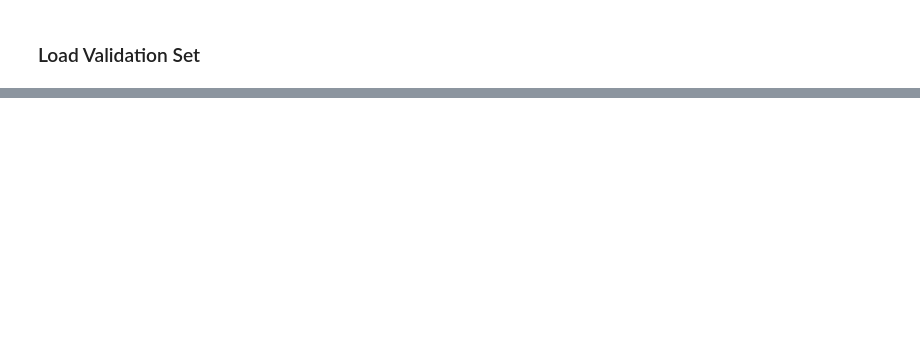
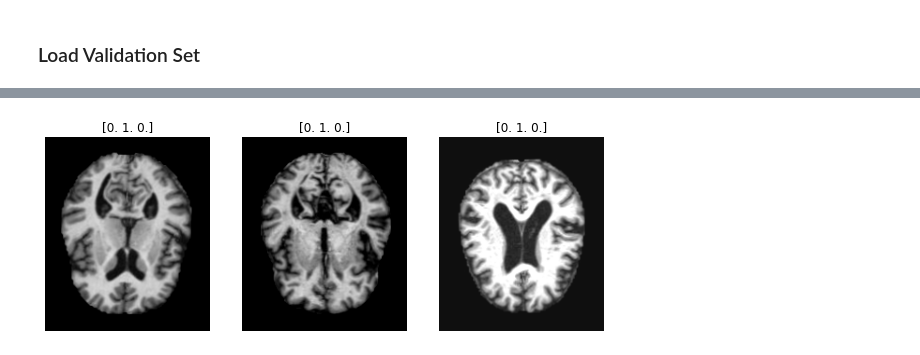
Before and after one commit to robert-kloepsch/alzheimer-classification, a Jupyter notebook: modeling/AlzheimersModel2D.ipynb, the cells around one changed output, grey strips where cells are left out. Drawn from its saved outputs; the diff is of its cells as text; code cells hidden in the pictures; blank space fills up the shorter version.

```diff
--- a/modeling/AlzheimersModel2D.ipynb
+++ b/modeling/AlzheimersModel2D.ipynb
@@ -29,7 +31,7 @@ keras.backend.clear_session()
 ### Load Train Data and oversample
 # %%
 # load dataset from drive
-PATH = "/Users/robertklopsch/Desktop/Capstone_large_dataset/Alzheimer_s Dataset/train"
+PATH = "/Users/josealbertodiazsalas/Documents/Alzheimer_s Dataset/train"
 IMAGE_SIZE = (208, 176)
 train_ds = image_dataset_from_directory(
                                         PATH,
@@ -39,6 +41,5 @@ train_ds = image_dataset_from_directory(
                                         batch_size=32
                                         )
 
-
 # one hot encode the labels to fit into the cnn layers
 train_ds = train_ds.map(lambda x, y: (x, tf.one_hot(y, depth=3)))
@@ -138,7 +155,10 @@ for images, labels in train_fullTensor.take(1):
 # %%
+
+
 with tf.device("/cpu:0"):
-    data_augmentaion = keras.Sequential([
+    data_augmentation = keras.Sequential([
         tf.keras.layers.Normalization(),
+        layers.Resizing(208, 176),
         layers.RandomContrast(0.2),
         layers.RandomRotation(0.01),
         layers.RandomFlip(mode="horizontal"),
@@ -151,7 +171,8 @@ with tf.device("/cpu:0"):
     for images, labels in train_fullTensor.take(1):
         for i in range(3):
             ax = plt.subplot(1, 3, i + 1)
-            img = data_augmentaion(images)
+            img = data_augmentation(images)
             plt.imshow(img[i].numpy().astype("uint8"))
             plt.title([labels[i].numpy()][0])
             plt.axis("off")
+# %% [output]
@@ -157,0 +216 @@ with tf.device("/cpu:0"):
+[figure, added]
```
Also changed, not shown: parts of 19 cells of this notebook, 1 other file.
